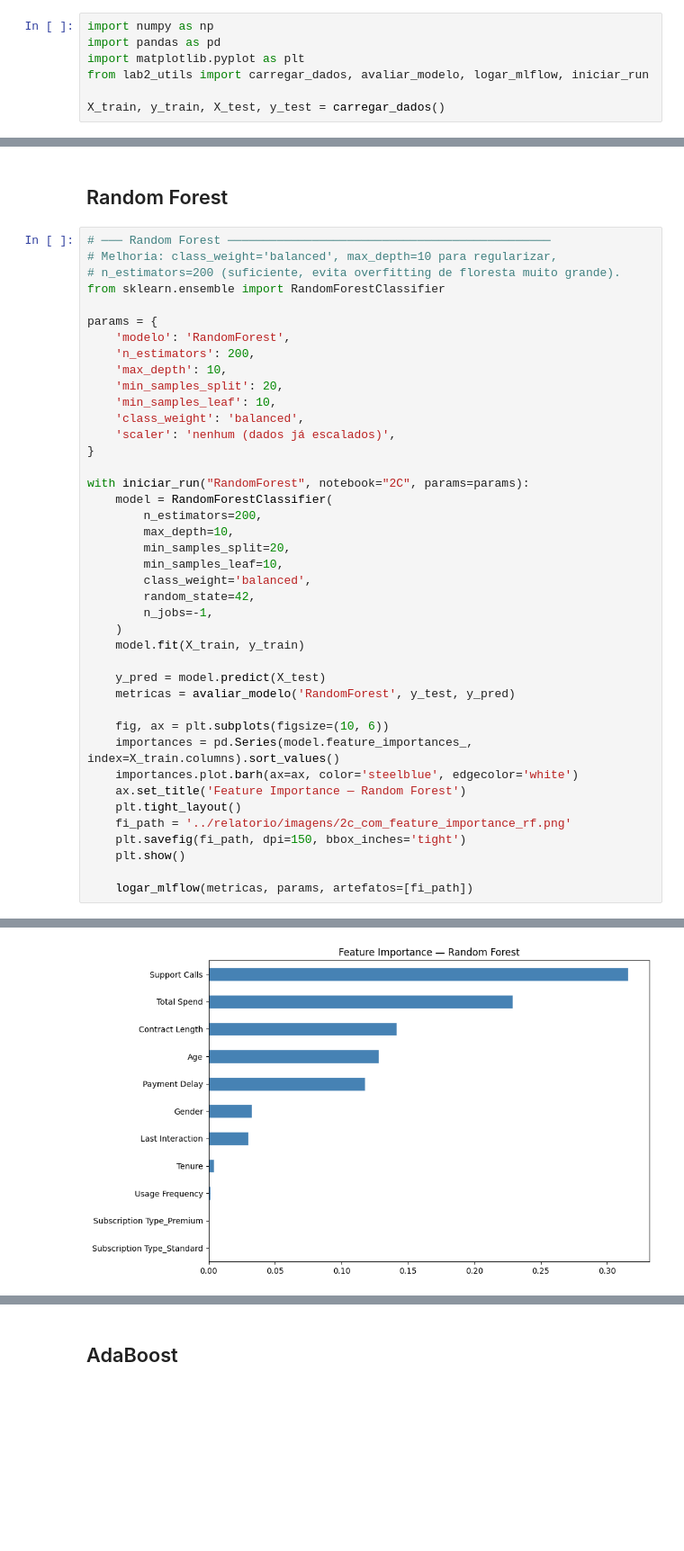
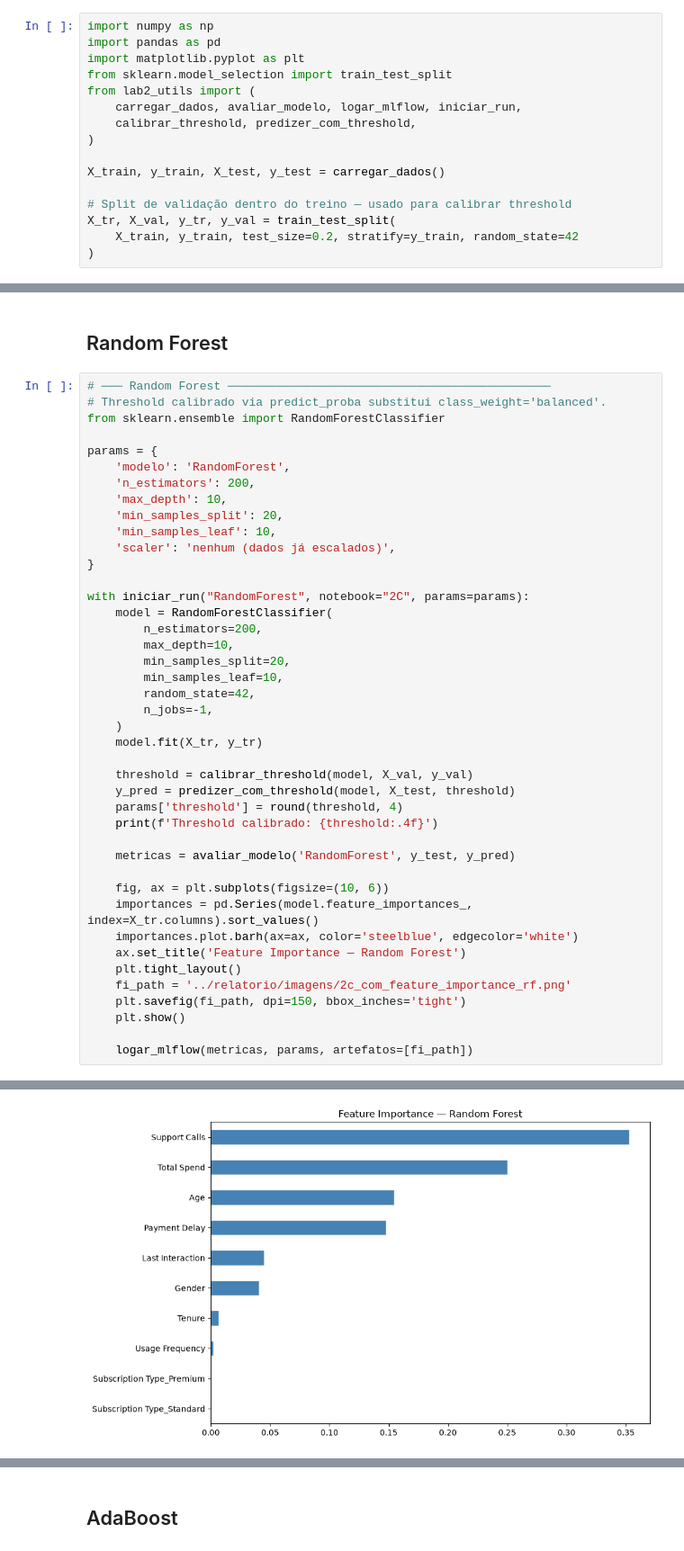
Before and after one commit to joaosaraivarodrigues1/CMC13, a Jupyter notebook: notebooks/2_C_comites.ipynb, the cells around one changed output, grey strips where cells are left out. Shown at 90% size. Saved outputs shown, nothing was run; the diff lists cells and outputs as text; blank space fills up the shorter version.

```diff
--- a/notebooks/2_C_comites.ipynb
+++ b/notebooks/2_C_comites.ipynb
@@ -6,7 +6,16 @@ Classificadores: **Random Forest**, **AdaBoost** e **XGBoost**.
 import numpy as np
 import pandas as pd
 import matplotlib.pyplot as plt
-from lab2_utils import carregar_dados, avaliar_modelo, logar_mlflow, iniciar_run
+from sklearn.model_selection import train_test_split
+from lab2_utils import (
+    carregar_dados, avaliar_modelo, logar_mlflow, iniciar_run,
+    calibrar_threshold, predizer_com_threshold,
+)
 
 X_train, y_train, X_test, y_test = carregar_dados()
+
+# Split de validação dentro do treino — usado para calibrar threshold
+X_tr, X_val, y_tr, y_val = train_test_split(
+    X_train, y_train, test_size=0.2, stratify=y_train, random_state=42
+)
 # %% [output]
@@ -18,8 +29,7 @@ Dados carregados (gerados em 2026-06-24 15:43)
 ## Random Forest
 # %%
 # ─── Random Forest ──────────────────────────────────────────────
-# Melhoria: class_weight='balanced', max_depth=10 para regularizar,
-# n_estimators=200 (suficiente, evita overfitting de floresta muito grande).
+# Threshold calibrado via predict_proba substitui class_weight='balanced'.
 from sklearn.ensemble import RandomForestClassifier
 
 params = {
@@ -28,7 +38,6 @@ params = {
     'max_depth': 10,
     'min_samples_split': 20,
     'min_samples_leaf': 10,
-    'class_weight': 'balanced',
     'scaler': 'nenhum (dados já escalados)',
 }
 
@@ -38,17 +47,20 @@ with iniciar_run("RandomForest", notebook="2C", params=params):
         max_depth=10,
         min_samples_split=20,
         min_samples_leaf=10,
-        class_weight='balanced',
         random_state=42,
         n_jobs=-1,
     )
-    model.fit(X_train, y_train)
+    model.fit(X_tr, y_tr)
 
-    y_pred = model.predict(X_test)
+    threshold = calibrar_threshold(model, X_val, y_val)
+    y_pred = predizer_com_threshold(model, X_test, threshold)
+    params['threshold'] = round(threshold, 4)
+    print(f'Threshold calibrado: {threshold:.4f}')
+
     metricas = avaliar_modelo('RandomForest', y_test, y_pred)
 
     fig, ax = plt.subplots(figsize=(10, 6))
-    importances = pd.Series(model.feature_importances_, index=X_train.columns).sort_values()
+    importances = pd.Series(model.feature_importances_, index=X_tr.columns).sort_values()
     importances.plot.barh(ax=ax, color='steelblue', edgecolor='white')
     ax.set_title('Feature Importance — Random Forest')
     plt.tight_layout()
@@ -72 +86 @@ Kappa: 0.0664
-[figure, old version]
+[figure, new version]
```
Also changed, not shown: parts of 4 cells of this notebook, 28 other files.
